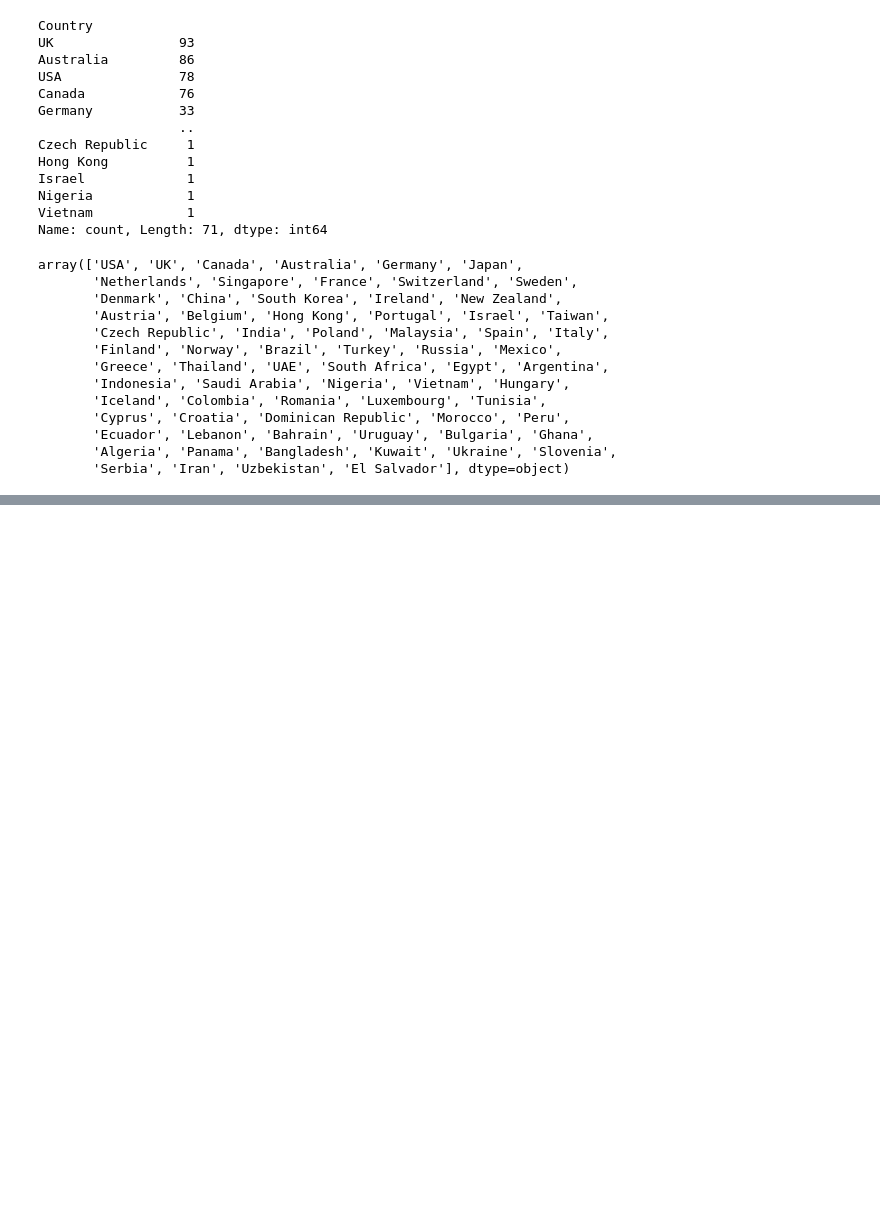
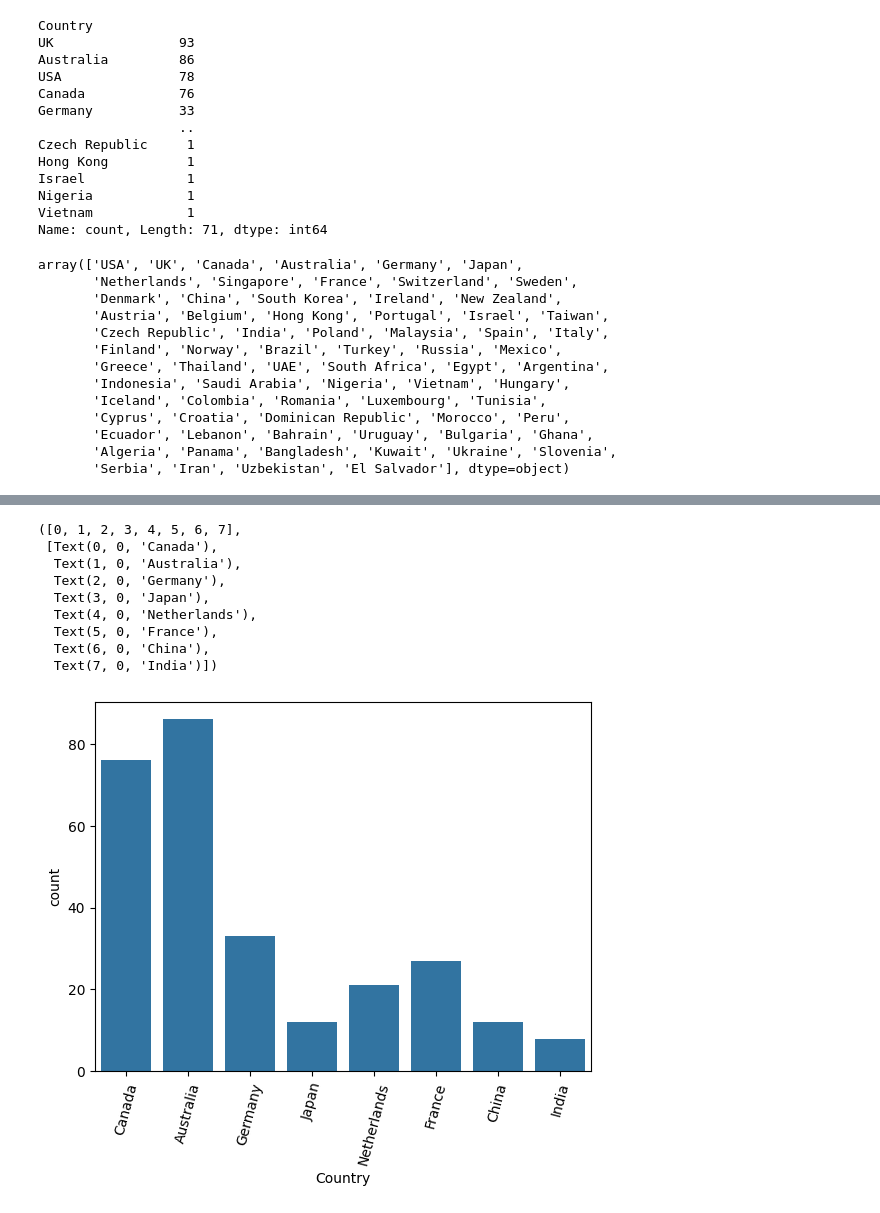
Before and after one commit to ashuwebdevloper/GEN-AI, a Jupyter notebook: ML/demo_ML_Project.ipynb, the cells around one changed output, grey strips where cells are left out. Cells and saved outputs as stored; diff of their text form; code cells hidden in the pictures; blank space fills up the shorter version.

```diff
--- a/ML/demo_ML_Project.ipynb
+++ b/ML/demo_ML_Project.ipynb
@@ -104,0 +185,7 @@ df[df['Country'] == 'India']
+# %%
+df['Duration_Years'] = df['Duration_Years'].astype('float64')
+# %%
+df['Tuition_USD'] =  df['Tuition_USD'].astype('int32')
+df['Rent_USD']= df['Rent_USD'].astype('int32')
+df['Visa_Fee_USD'] = df['Visa_Fee_USD'].astype('int32')
+df['Insurance_USD'] = df['Insurance_USD'].astype('int32')
@@ -104,0 +241,14 @@ df[df['Country'] == 'India']
+# %%
+sns.countplot(x='Country', data=df[df['Country'].isin(['India', 'China', 'United States', 'United Kingdom', 'Germany', 'Australia', 'France', 'Canada', 'Japan', 'Netherlands'])])
+plt.xticks(rotation=75)
+# %% [output]
+([0, 1, 2, 3, 4, 5, 6, 7],
+ [Text(0, 0, 'Canada'),
+  Text(1, 0, 'Australia'),
+  Text(2, 0, 'Germany'),
+  Text(3, 0, 'Japan'),
+  Text(4, 0, 'Netherlands'),
+  Text(5, 0, 'France'),
+  Text(6, 0, 'China'),
+  Text(7, 0, 'India')])
+[figure, added]
```
Also changed, not shown: parts of 35 cells of this notebook.
